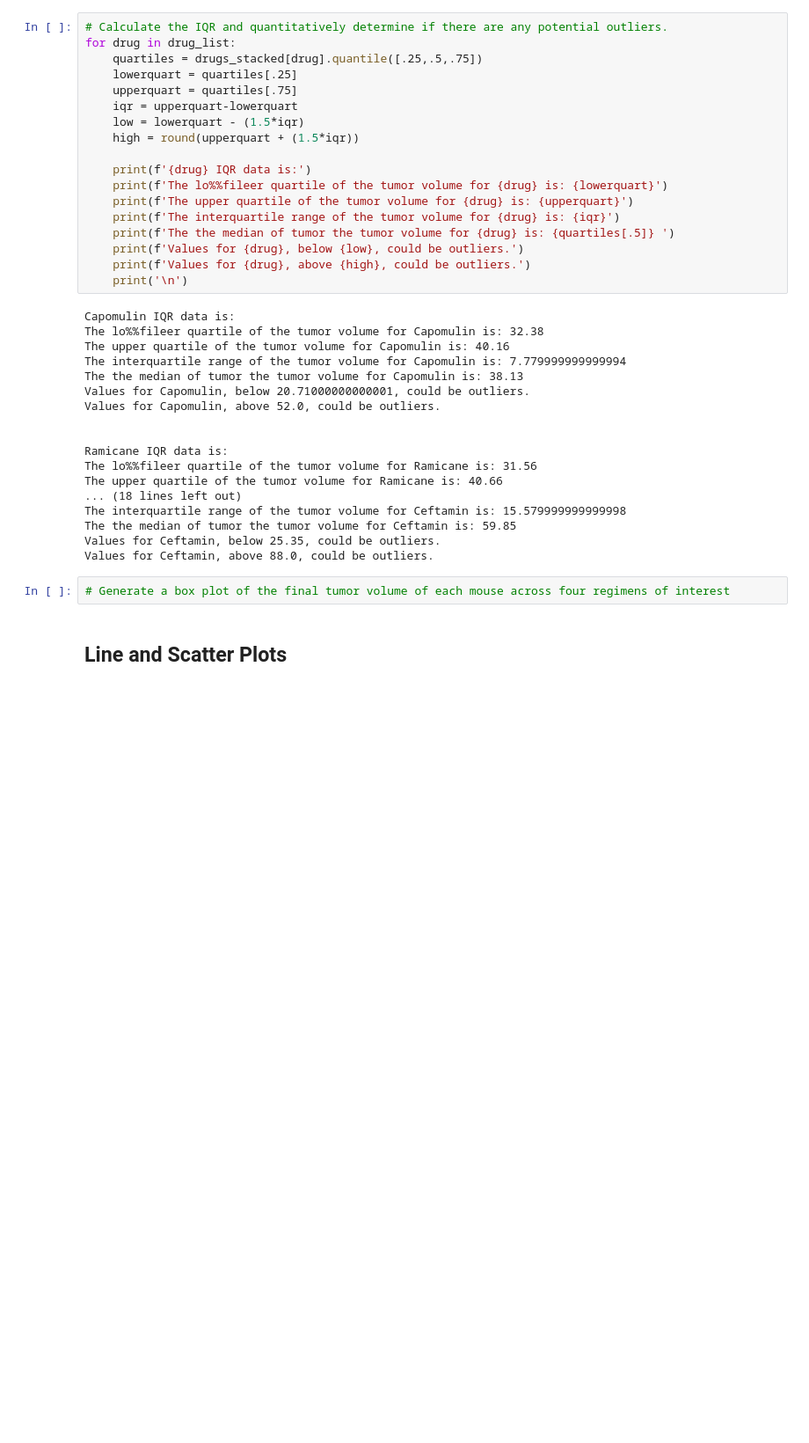
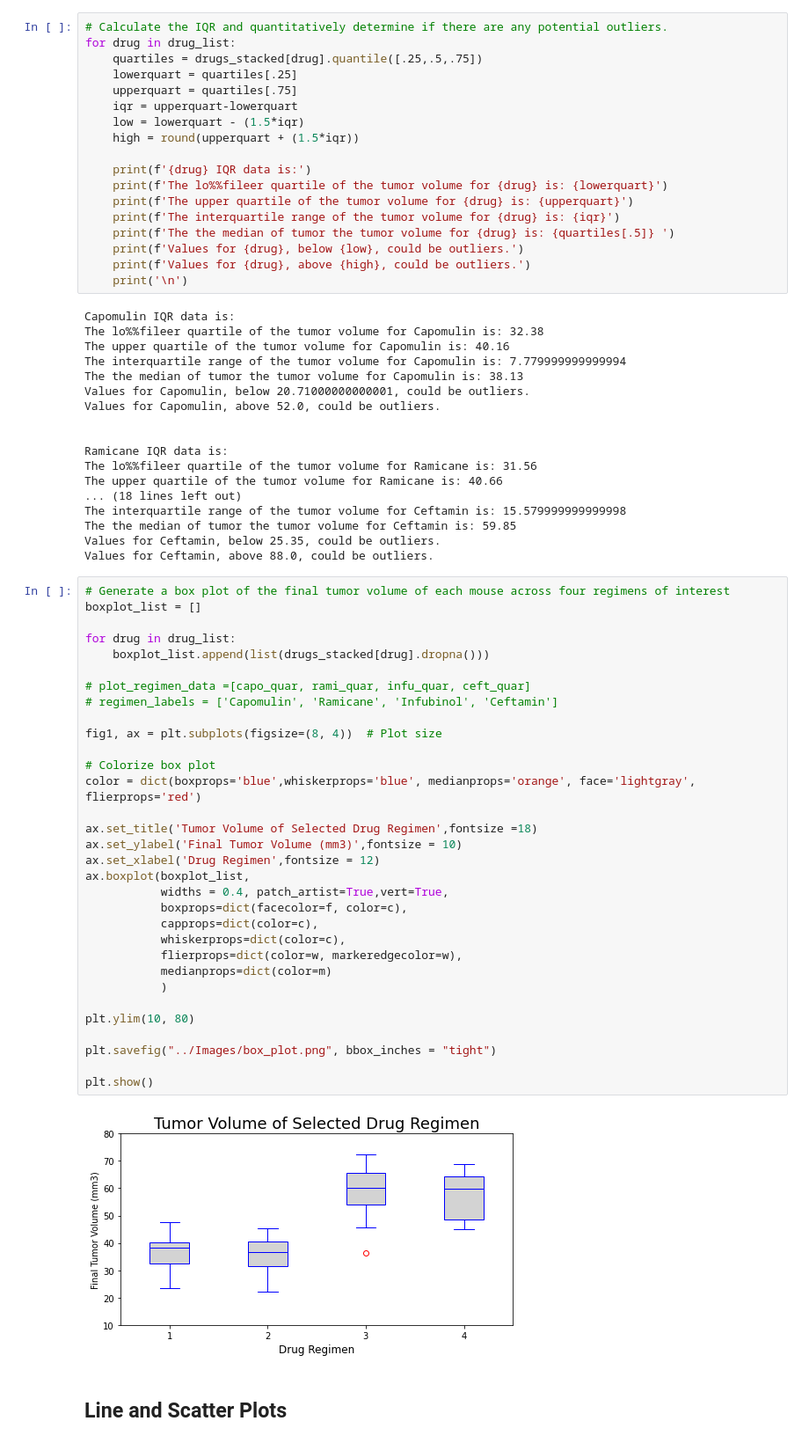
Before and after one commit to speedracer05/Matplotlib-Challenge, a Jupyter notebook: Pymaceuticals/pymaceuticals_starter.ipynb, the cells around one changed output. Shown at 88% size. Cells and saved outputs as stored; diff of their text form; blank space fills up the shorter version.

Commit message:
use empty list and forLoop to plot boxplot.

```diff
--- a/Pymaceuticals/pymaceuticals_starter.ipynb
+++ b/Pymaceuticals/pymaceuticals_starter.ipynb
@@ -280,8 +280,40 @@ The interquartile range of the tumor volume for Ceftamin is: 15.579999999999998
 The the median of tumor the tumor volume for Ceftamin is: 59.85
 Values for Ceftamin, below 25.35, could be outliers.
 Values for Ceftamin, above 88.0, could be outliers.
-# %%
-# Generate a box plot of the final tumor volume of each mouse across four regimens of interest
+# %%
+# Generate a box plot of the final tumor volume of each mouse across four regimens of interest
+boxplot_list = []
+
+for drug in drug_list:
+    boxplot_list.append(list(drugs_stacked[drug].dropna()))
+
+# plot_regimen_data =[capo_quar, rami_quar, infu_quar, ceft_quar]
+# regimen_labels = ['Capomulin', 'Ramicane', 'Infubinol', 'Ceftamin']
+
+fig1, ax = plt.subplots(figsize=(8, 4))  # Plot size
+
+# Colorize box plot
+color = dict(boxprops='blue',whiskerprops='blue', medianprops='orange', face='lightgray', flierprops='red')
+
+ax.set_title('Tumor Volume of Selected Drug Regimen',fontsize =18)
+ax.set_ylabel('Final Tumor Volume (mm3)',fontsize = 10)
+ax.set_xlabel('Drug Regimen',fontsize = 12)
+ax.boxplot(boxplot_list,
+           widths = 0.4, patch_artist=True,vert=True,
+           boxprops=dict(facecolor=f, color=c),
+           capprops=dict(color=c),
+           whiskerprops=dict(color=c),
+           flierprops=dict(color=w, markeredgecolor=w),
+           medianprops=dict(color=m)
+           )
+
+plt.ylim(10, 80)
+
+plt.savefig("../Images/box_plot.png", bbox_inches = "tight")
+
+plt.show()
+# %% [output]
+[figure, added]
 # %% [markdown]
 ## Line and Scatter Plots
 # %%
```
Also changed, not shown: parts of 6 cells of this notebook.
